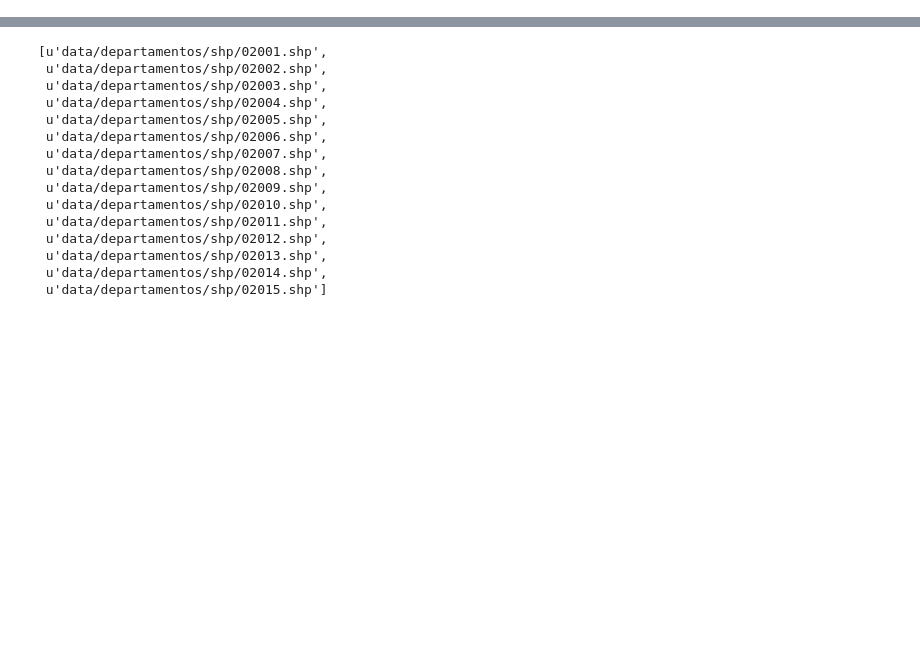
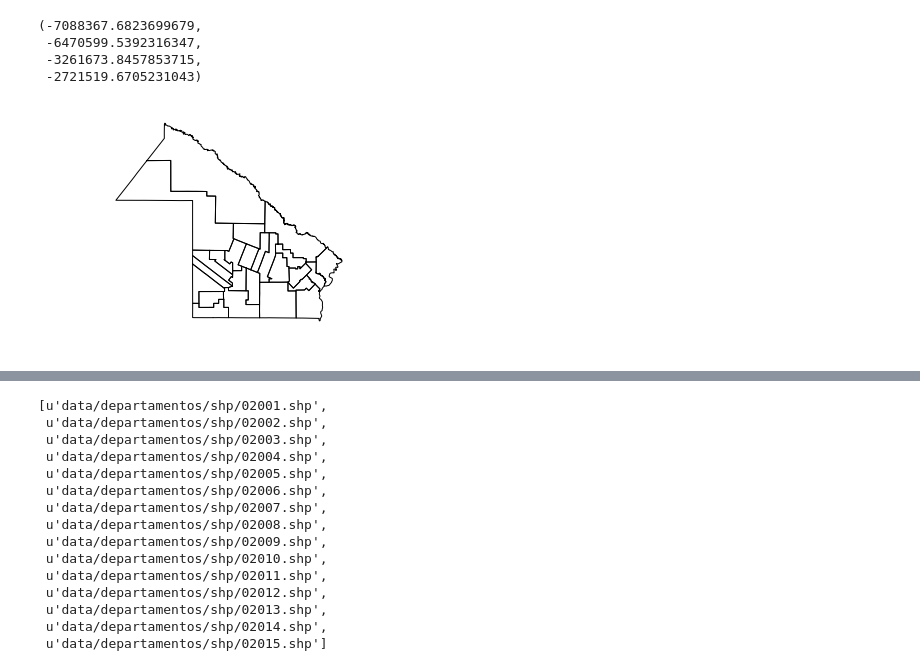
Before and after one commit to datosgobar/los-datos-y-vos, a Jupyter notebook: Generar SVGs de provincias y departamentos.ipynb, the cells around one changed output, grey strips where cells are left out. Drawn from its saved outputs; the diff is of its cells as text; code cells hidden in the pictures; blank space fills up the shorter version.

```diff
--- a/Generar SVGs de provincias y departamentos.ipynb
+++ b/Generar SVGs de provincias y departamentos.ipynb
@@ -88,0 +116,2 @@ for provincia_id in df.provincia_id.unique():
+# %%
+df_prov_id = df[df.provincia_id == "22"][["departamento_id", "departamento_nombre", "geometry"]]
@@ -88,0 +122,10 @@ for provincia_id in df.provincia_id.unique():
+# %%
+ax = df_prov_id.to_crs({"init": "epsg:3395"}).plot(color="white")
+ax.set_aspect("equal")
+plt.axis("off")
+# %% [output]
+(-7088367.6823699679,
+ -6470599.5392316347,
+ -3261673.8457853715,
+ -2721519.6705231043)
+[figure, added]
```
Also changed, not shown: parts of 22 cells of this notebook, 24 other files.
